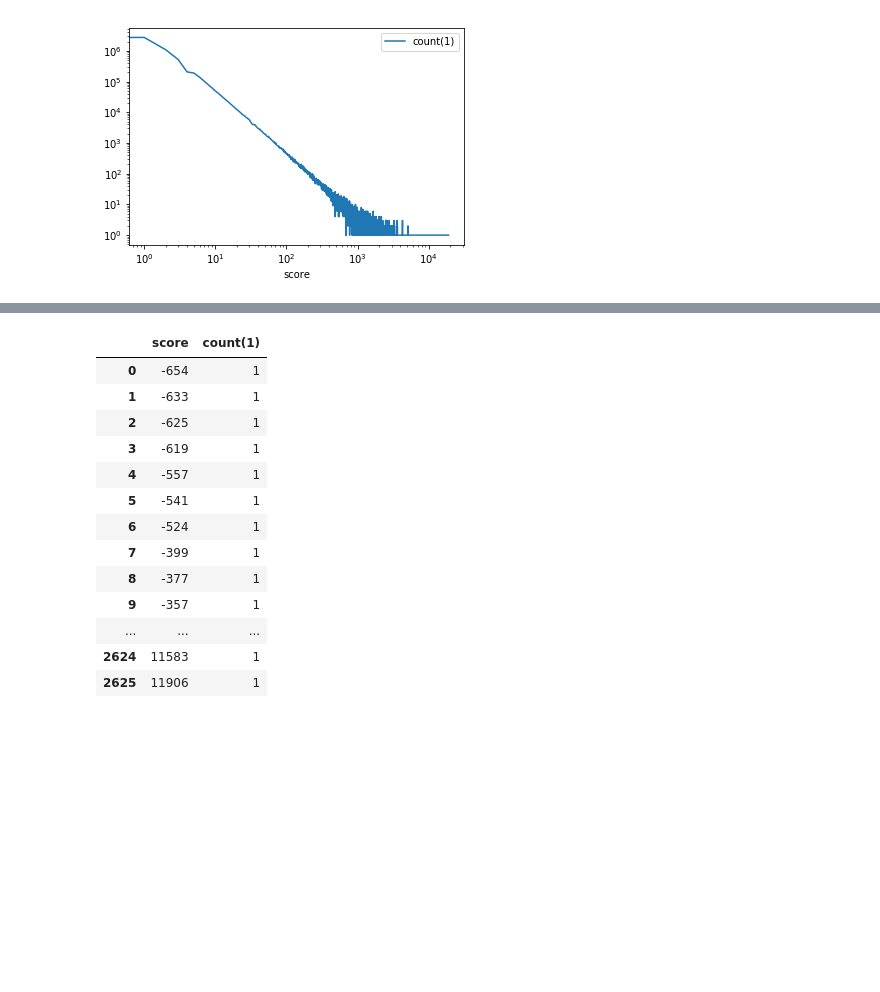
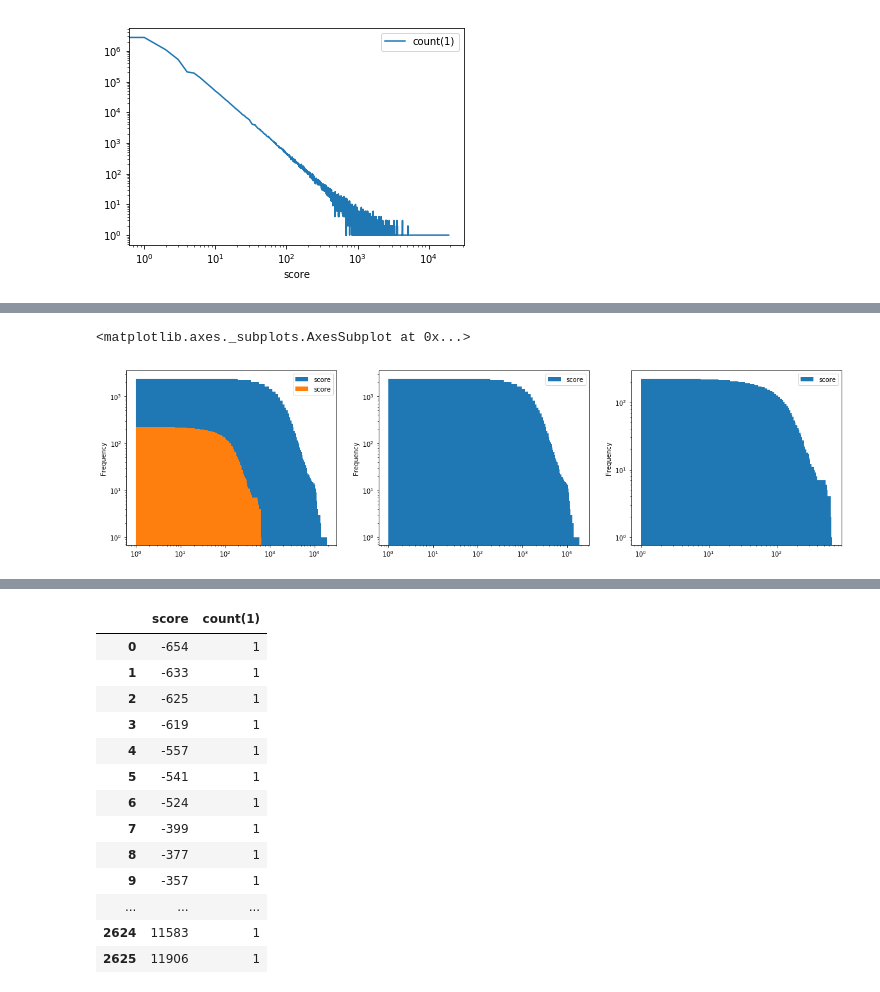
Before and after one commit to MetaHG/Reddit-opinions-polarization, a Jupyter notebook: notebooks/Basic Metrics.ipynb, the cells around one changed output, grey strips where cells are left out. Saved outputs shown, nothing was run; the diff lists cells and outputs as text; code cells hidden in the pictures; blank space fills up the shorter version.

```diff
--- a/notebooks/Basic Metrics.ipynb
+++ b/notebooks/Basic Metrics.ipynb
@@ -434,0 +458,10 @@ gold_per_day.toPandas().set_index('score').plot(logy=True, logx=True)
+# %%
+fig, axes = plt.subplots(1, 3, sharey=False, figsize=(20, 5))
+pos_scores.plot(ax=axes[0], kind='hist', density=False, logx=True, logy=True, cumulative=-1, bins=100)
+neg_scores.plot(ax=axes[0], kind='hist', density=False, logx=True, logy=True, cumulative=-1, bins=100)
+
+pos_scores.plot(ax=axes[1], kind='hist', density=False, logx=True, logy=True, cumulative=-1, bins=100)
+neg_scores.plot(ax=axes[2], kind='hist', density=False, logx=True, logy=True, cumulative=-1, bins=100)
+# %% [output]
+<matplotlib.axes._subplots.AxesSubplot at 0x...>
+[figure, added]
```
Also changed, not shown: parts of 5 cells of this notebook.
